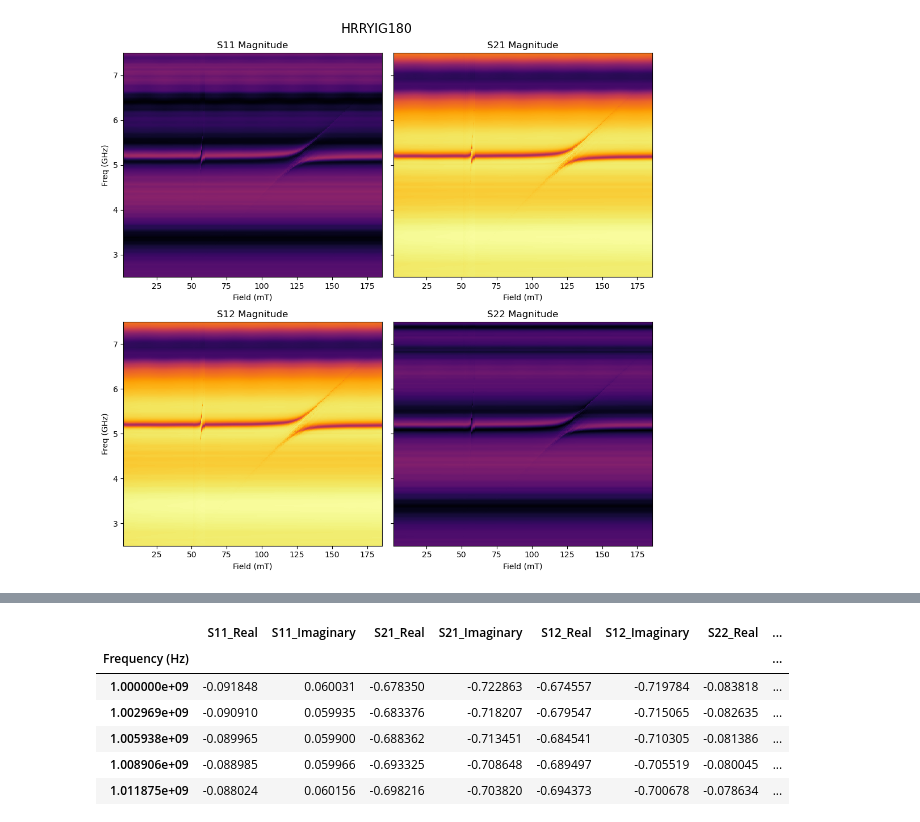
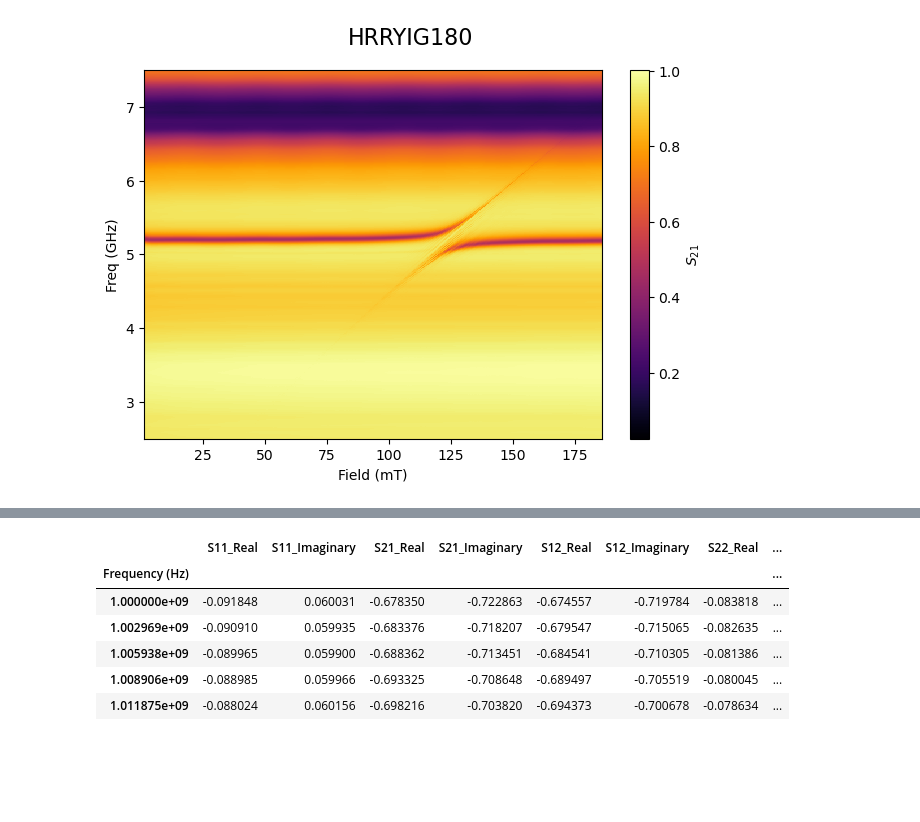
Before and after one commit to FazinHan/cavityCoupling, a Jupyter notebook: experimental data/attempt 4/read_data.ipynb, the cells around one changed output, grey strips where cells are left out. Saved outputs shown, nothing was run; the diff lists cells and outputs as text; code cells hidden in the pictures; blank space fills up the shorter version.

```diff
--- a/experimental data/attempt 4/read_data.ipynb
+++ b/experimental data/attempt 4/read_data.ipynb
@@ -112,16 +112,16 @@ def s_param_plot_all(sub_dir=directory, norm=True, log=True, grad=True, smooth='
 # %%
 maps = ['PiYG', 'PRGn', 'BrBG', 'PuOr', 'RdGy', 'RdBu', 'RdYlBu',
                       'RdYlGn', 'Spectral', 'coolwarm', 'bwr', 'seismic',
                       'berlin', 'managua', 'vanimo']
 
 # directory = os.path.join(pwd,"HRRYIG180", "HRRYIG180")
 # for map in maps:
 #     print(map)
 #     s_param_plot(cmap=map, sigma=5)#, norm=False) # default values
 
-s_param_plot_all(sub_dir=directory,cmap="inferno",sigma=5,grad=0,norm=0,smooth=None,log=0) # default values
+s_param_plot(sub_dir=directory,cmap="inferno",sigma=5,grad=0,norm=0,smooth=None,log=0) # default values
 # %% [output]
-[figure, old version]
+[figure, new version]
 # %%
 cwd = os.getcwd()
 dirs = os.listdir(cwd)
```
Also changed, not shown: parts of 3 cells of this notebook, 3 other files.
